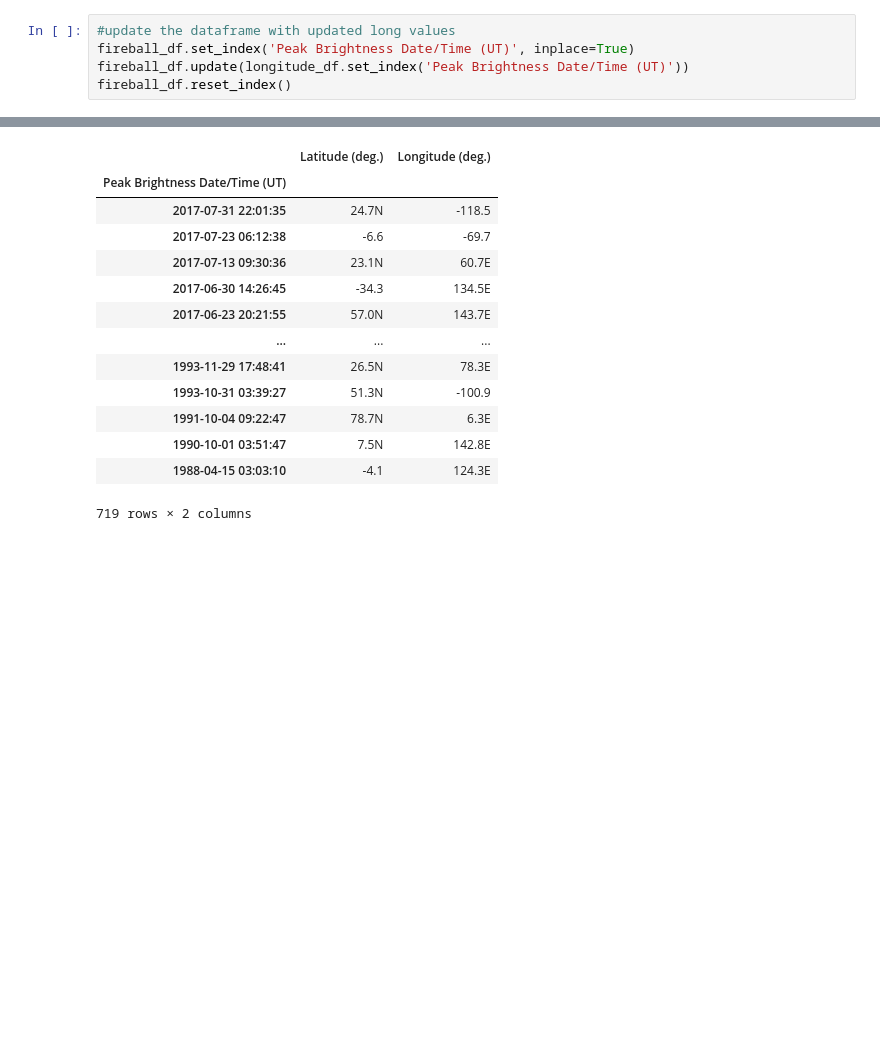
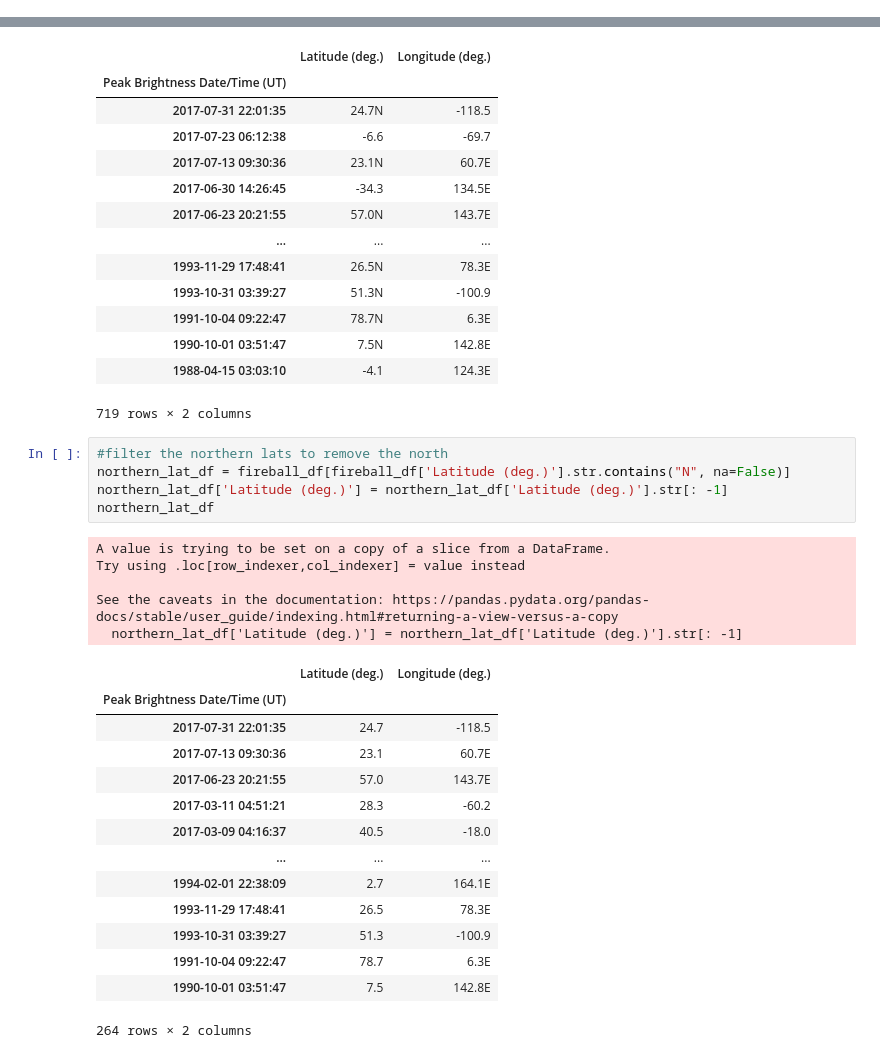
Before and after one commit to rromang/ETL-Project, a Jupyter notebook: Datasets/fireball.ipynb, the cells around one changed output, grey strips where cells are left out. Cells and saved outputs as stored; diff of their text form; blank space fills up the shorter version.

Commit message:
fireball dataframe updated

```diff
--- a/Datasets/fireball.ipynb
+++ b/Datasets/fireball.ipynb
@@ -160,8 +160,3 @@ See the caveats in the documentation: https://pandas.pydata.org/pandas-docs/stab
 | 1994-06-15 00:02:26 | 45.0N | -73.5 |
 | 1993-10-31 03:39:27 | 51.3N | -100.9 |
 252 rows × 2 columns
-# %%
-#update the dataframe with updated long values
-fireball_df.set_index('Peak Brightness Date/Time (UT)', inplace=True)
-fireball_df.update(longitude_df.set_index('Peak Brightness Date/Time (UT)'))
-fireball_df.reset_index()
@@ -186,3 +179,28 @@ fireball_df
 | 1990-10-01 03:51:47 | 7.5N | 142.8E |
 | 1988-04-15 03:03:10 | -4.1 | 124.3E |
 719 rows × 2 columns
+# %%
+#filter the northern lats to remove the north
+northern_lat_df = fireball_df[fireball_df['Latitude (deg.)'].str.contains("N", na=False)]
+northern_lat_df['Latitude (deg.)'] = northern_lat_df['Latitude (deg.)'].str[: -1]
+northern_lat_df
+# %% [output]
+A value is trying to be set on a copy of a slice from a DataFrame.
+Try using .loc[row_indexer,col_indexer] = value instead
+
+See the caveats in the documentation: https://pandas.pydata.org/pandas-docs/stable/user_guide/indexing.html#returning-a-view-versus-a-copy
+  northern_lat_df['Latitude (deg.)'] = northern_lat_df['Latitude (deg.)'].str[: -1]
+|  | Latitude (deg.) | Longitude (deg.) |
+| Peak Brightness Date/Time (UT) |  |  |
+| 2017-07-31 22:01:35 | 24.7 | -118.5 |
+| 2017-07-13 09:30:36 | 23.1 | 60.7E |
+| 2017-06-23 20:21:55 | 57.0 | 143.7E |
+| 2017-03-11 04:51:21 | 28.3 | -60.2 |
+| 2017-03-09 04:16:37 | 40.5 | -18.0 |
+| ... | ... | ... |
+| 1994-02-01 22:38:09 | 2.7 | 164.1E |
+| 1993-11-29 17:48:41 | 26.5 | 78.3E |
+| 1993-10-31 03:39:27 | 51.3 | -100.9 |
+| 1991-10-04 09:22:47 | 78.7 | 6.3E |
+| 1990-10-01 03:51:47 | 7.5 | 142.8E |
+264 rows × 2 columns
```
Also changed, not shown: parts of 5 cells of this notebook.
